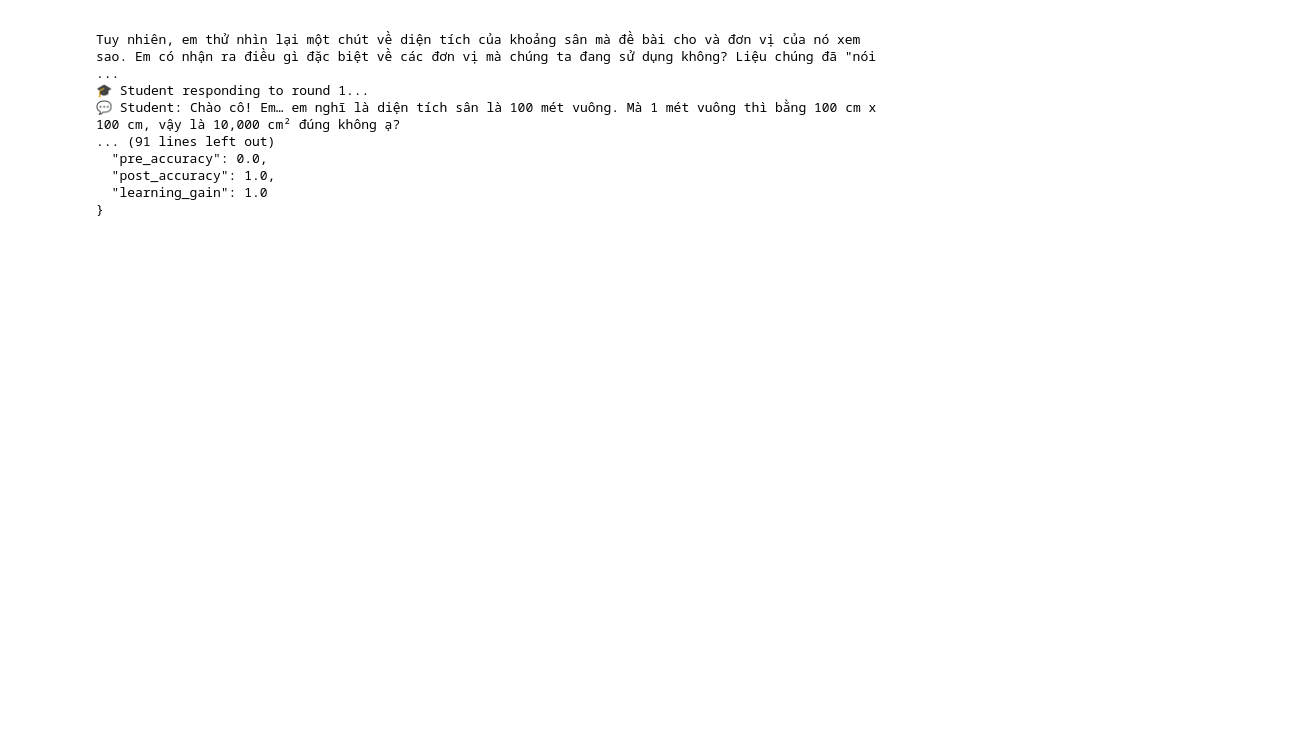
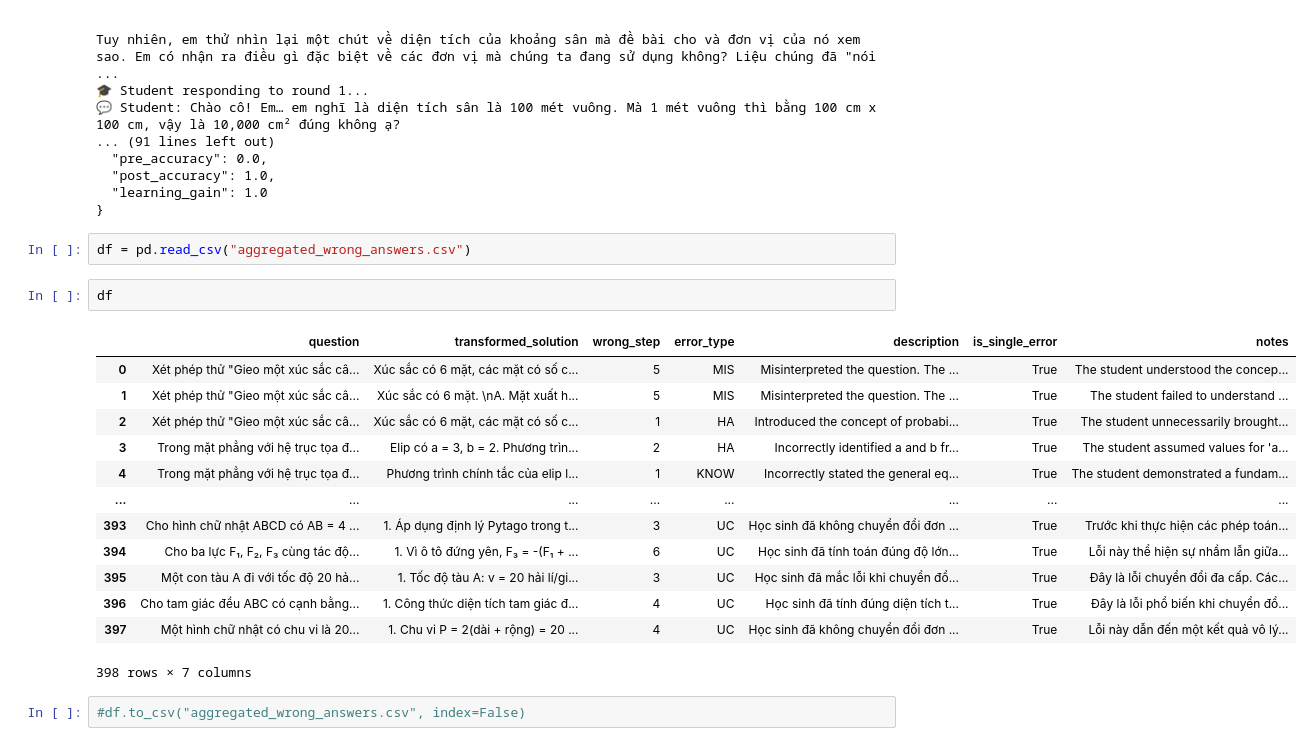
Before and after one commit to 22022658NguyenTienKhoi/Edu_Math_tutor, a Jupyter notebook: main.ipynb, the cells around one changed output. Cells and saved outputs as stored; diff of their text form; blank space fills up the shorter version.

```diff
--- a/main.ipynb
+++ b/main.ipynb
@@ -62,3 +117,23 @@ Tuy nhiên, em thử nhìn lại một chút về diện tích của khoảng s
   "post_accuracy": 1.0,
   "learning_gain": 1.0
 }
+# %%
+df = pd.read_csv("aggregated_wrong_answers.csv")
+# %%
+df
+# %% [output]
+|  | question | transformed_solution | wrong_step | error_type | description | is_single_error | notes |
+| 0 | Xét phép thử "Gieo một xúc sắc câ... | Xúc sắc có 6 mặt, các mặt có số c... | 5 | MIS | Misinterpreted the question. The ... | True | The student understood the concep... |
+| 1 | Xét phép thử "Gieo một xúc sắc câ... | Xúc sắc có 6 mặt. \nA. Mặt xuất h... | 5 | MIS | Misinterpreted the question. The ... | True | The student failed to understand ... |
+| 2 | Xét phép thử "Gieo một xúc sắc câ... | Xúc sắc có 6 mặt, các mặt có số c... | 1 | HA | Introduced the concept of probabi... | True | The student unnecessarily brought... |
+| 3 | Trong mặt phẳng với hệ trục tọa đ... | Elip có a = 3, b = 2. Phương trìn... | 2 | HA | Incorrectly identified a and b fr... | True | The student assumed values for 'a... |
+| 4 | Trong mặt phẳng với hệ trục tọa đ... | Phương trình chính tắc của elip l... | 1 | KNOW | Incorrectly stated the general eq... | True | The student demonstrated a fundam... |
+| ... | ... | ... | ... | ... | ... | ... | ... |
+| 393 | Cho hình chữ nhật ABCD có AB = 4 ... | 1. Áp dụng định lý Pytago trong t... | 3 | UC | Học sinh đã không chuyển đổi đơn ... | True | Trước khi thực hiện các phép toán... |
+| 394 | Cho ba lực F₁, F₂, F₃ cùng tác độ... | 1. Vì ô tô đứng yên, F₃ = -(F₁ + ... | 6 | UC | Học sinh đã tính toán đúng độ lớn... | True | Lỗi này thể hiện sự nhầm lẫn giữa... |
+| 395 | Một con tàu A đi với tốc độ 20 hả... | 1. Tốc độ tàu A: v = 20 hải lí/gi... | 3 | UC | Học sinh đã mắc lỗi khi chuyển đổ... | True | Đây là lỗi chuyển đổi đa cấp. Các... |
+| 396 | Cho tam giác đều ABC có cạnh bằng... | 1. Công thức diện tích tam giác đ... | 4 | UC | Học sinh đã tính đúng diện tích t... | True | Đây là lỗi phổ biến khi chuyển đổ... |
+| 397 | Một hình chữ nhật có chu vi là 20... | 1. Chu vi P = 2(dài + rộng) = 20 ... | 4 | UC | Học sinh đã không chuyển đổi đơn ... | True | Lỗi này dẫn đến một kết quả vô lý... |
+398 rows × 7 columns
+# %%
+#df.to_csv("aggregated_wrong_answers.csv", index=False)
```
Also changed, not shown: parts of 3 cells of this notebook, 6 other files.
